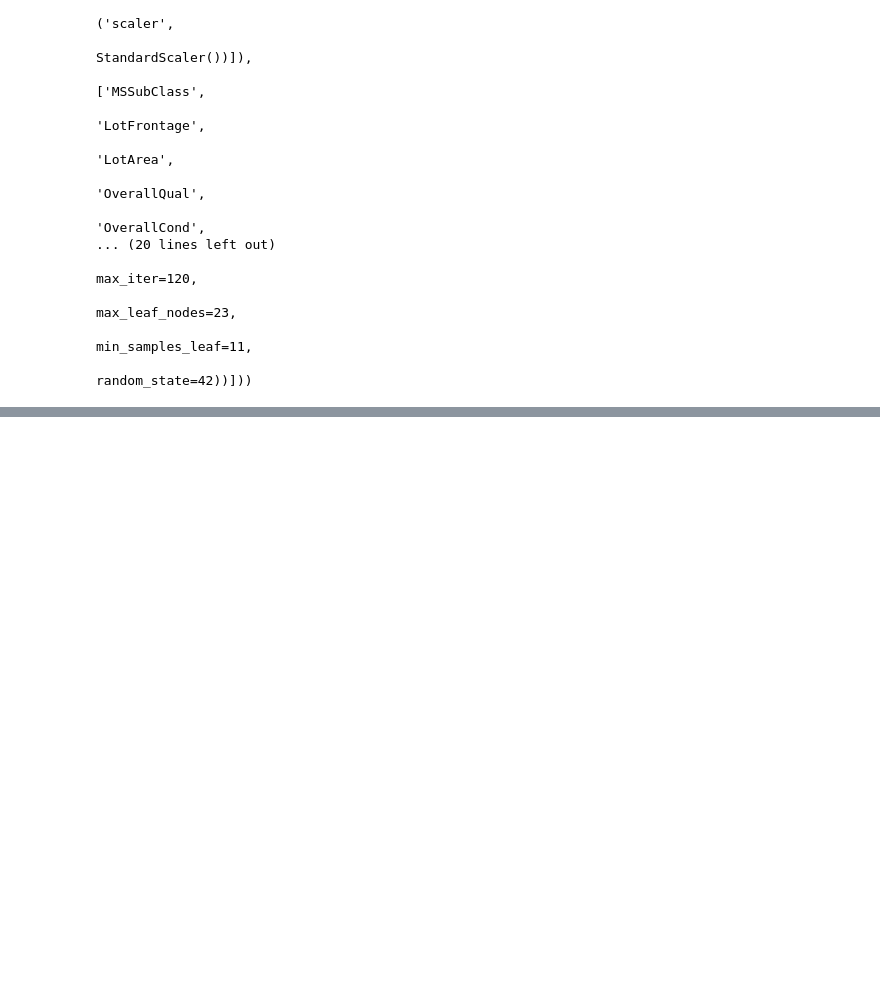
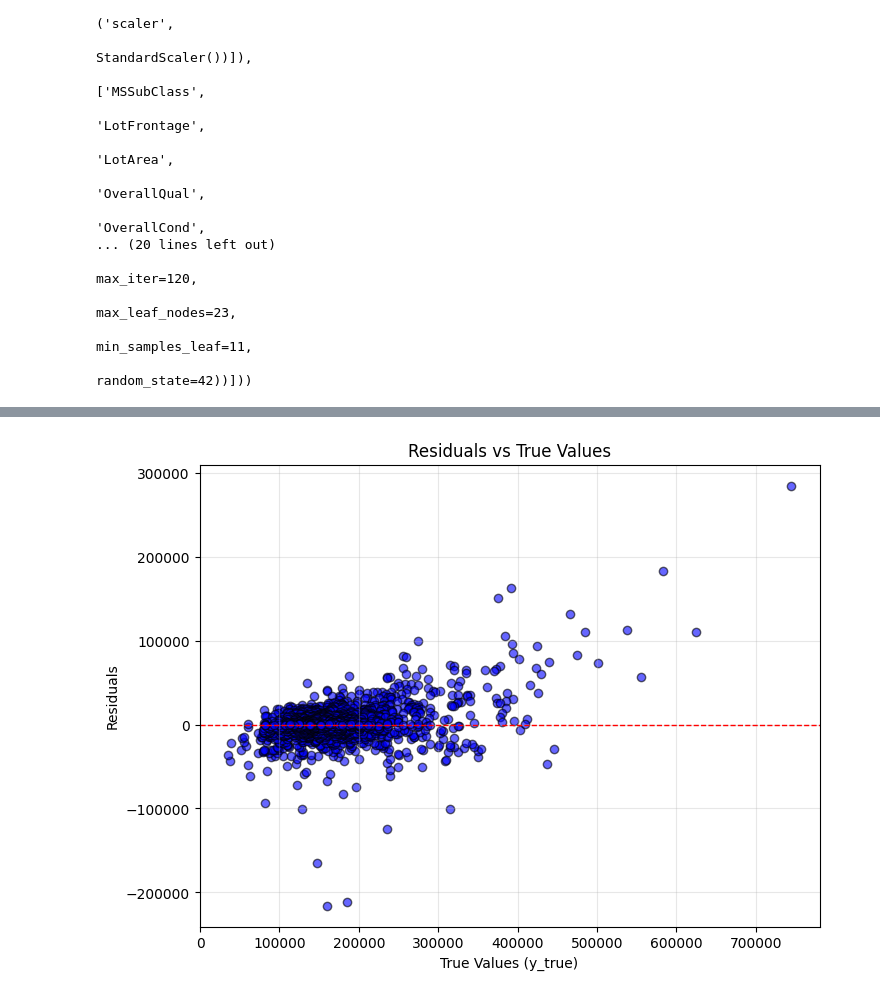
Before and after one commit to Uvlazhnitel/House-prices-regression, a Jupyter notebook: notebooks/10_error_analysis_and_features.ipynb, the cells around one changed output, grey strips where cells are left out. Saved outputs shown, nothing was run; the diff lists cells and outputs as text; code cells hidden in the pictures; blank space fills up the shorter version.

```diff
--- a/notebooks/10_error_analysis_and_features.ipynb
+++ b/notebooks/10_error_analysis_and_features.ipynb
@@ -120,8 +121,6 @@ TransformedTargetRegressor(func=<ufunc 'log1p'>, inverse_func=<ufunc 'expm1'>,
 # %%
 cv = KFold(n_splits=5, shuffle=True, random_state=RANDOM_STATE)
 # %%
-from sklearn.model_selection import cross_val_predict
-
 # Generate OOF predictions
 y_pred = cross_val_predict(
     log_target_model,
@@ -150,9 +149,10 @@ metrics_df = pd.DataFrame({
     'residuals': residuals,
     'abs_error': abs_error,
     'relative_error': relative_error
-})
+}).sort_values(by='abs_error', ascending=False)
 
 print(metrics_df.head(10))
 
 metrics_df.to_csv(REPORTS_DIR / 'error_analysis_df.csv', index=False)
+metrics_df.describe()
 # %% [output]
@@ -169,0 +190,12 @@ metrics_df.to_csv(REPORTS_DIR / 'error_analysis_df.csv', index=False)
+# %%
+# Scatter plot of residuals
+plt.figure(figsize=(8, 6))
+plt.scatter(metrics_df['y_true'], metrics_df['residuals'], alpha=0.6, color='blue', edgecolor='black')
+plt.axhline(y=0, color='red', linestyle='--', linewidth=1)  # Horizontal line at y=0
+plt.title('Residuals vs True Values')
+plt.xlabel('True Values (y_true)')
+plt.ylabel('Residuals')
+plt.grid(alpha=0.3)
+plt.show()
+# %% [output]
+[figure, added]
```
Also changed, not shown: parts of 3 cells of this notebook, 1 other file.
